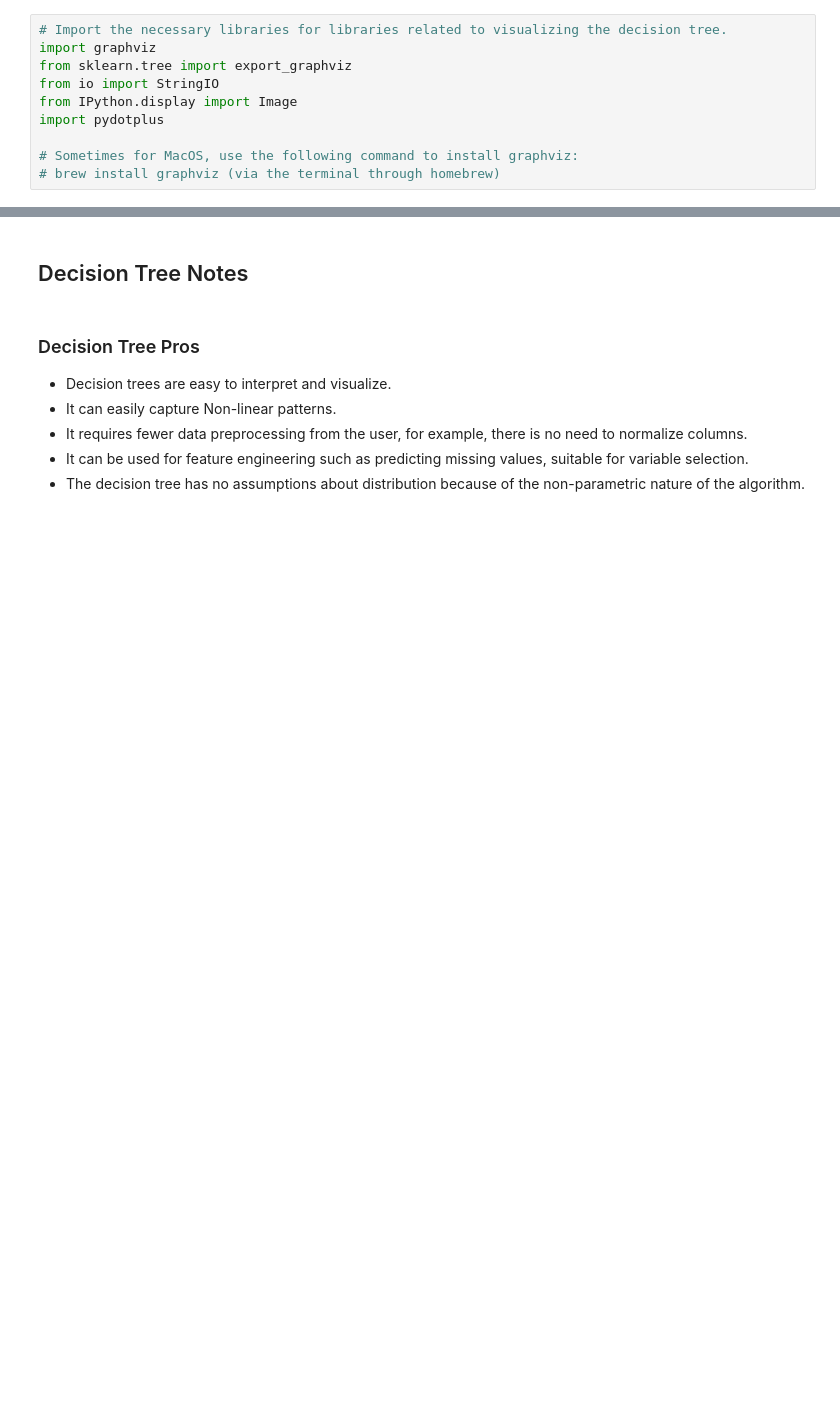
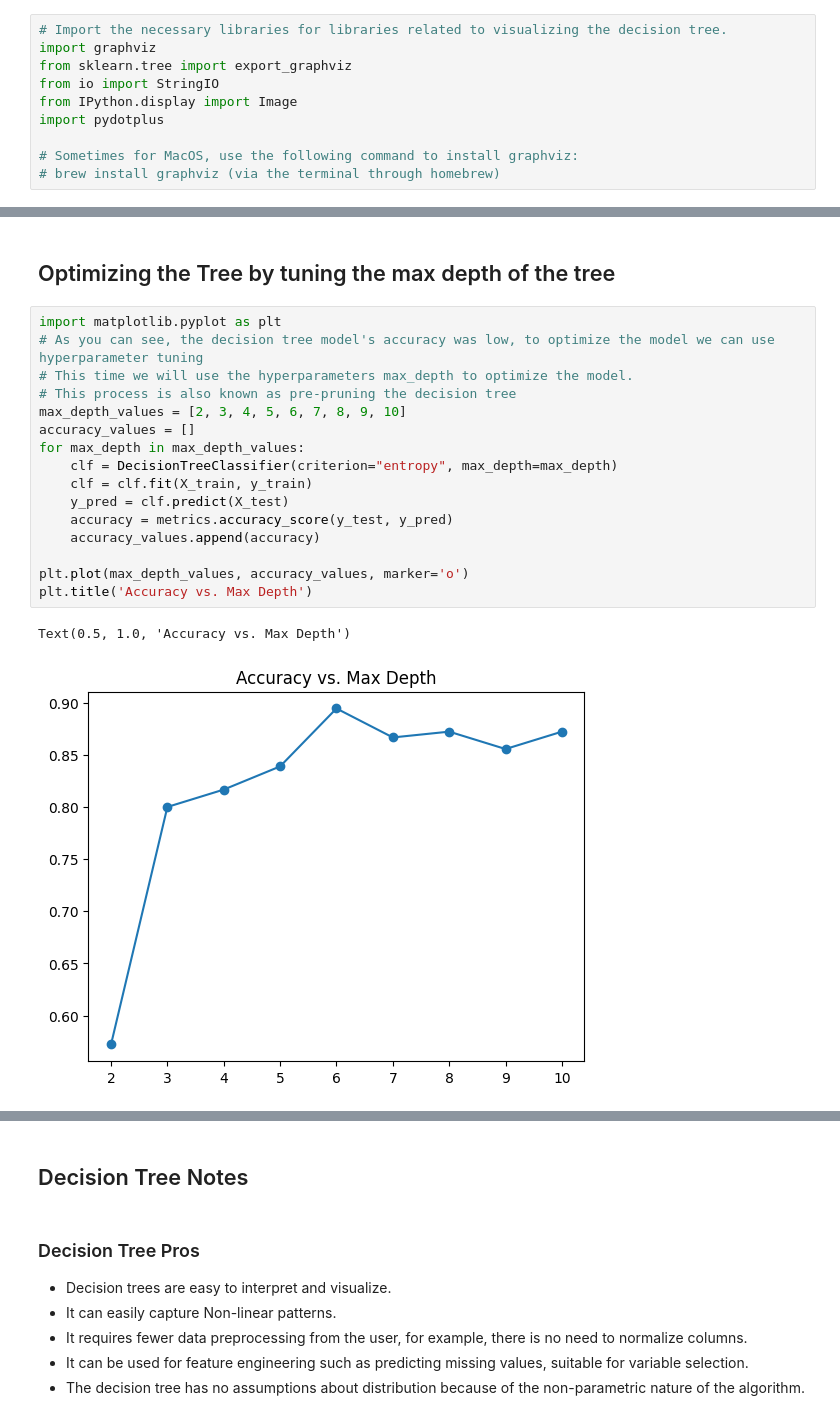
Before and after one commit to FiresoftPH/Data_Analytics, a Jupyter notebook: Lab 8/decisionTreeLab.ipynb, the cells around one changed output, grey strips where cells are left out. Drawn from its saved outputs; the diff is of its cells as text; blank space fills up the shorter version.

```diff
--- a/Lab 8/decisionTreeLab.ipynb
+++ b/Lab 8/decisionTreeLab.ipynb
@@ -87,3 +95,24 @@ Image(graph.create_png())
+# %% [markdown]
+## Optimizing the Tree by tuning the max depth of the tree
+# %%
+import matplotlib.pyplot as plt
+# As you can see, the decision tree model's accuracy was low, to optimize the model we can use hyperparameter tuning
+# This time we will use the hyperparameters max_depth to optimize the model.
+# This process is also known as pre-pruning the decision tree
+max_depth_values = [2, 3, 4, 5, 6, 7, 8, 9, 10]
+accuracy_values = []
+for max_depth in max_depth_values:
+    clf = DecisionTreeClassifier(criterion="entropy", max_depth=max_depth)
+    clf = clf.fit(X_train, y_train)
+    y_pred = clf.predict(X_test)
+    accuracy = metrics.accuracy_score(y_test, y_pred)
+    accuracy_values.append(accuracy)
+
+plt.plot(max_depth_values, accuracy_values, marker='o')
+plt.title('Accuracy vs. Max Depth')
+# %% [output]
+Text(0.5, 1.0, 'Accuracy vs. Max Depth')
+[figure, added]
 # %%
 # As you can see, the decision tree model's accuracy was low, to optimize the model we can use hyperparameter tuning
 # This time we will use the hyperparameters max_depth to optimize the model.
```
Also changed, not shown: parts of 7 cells of this notebook, 8 other files.
